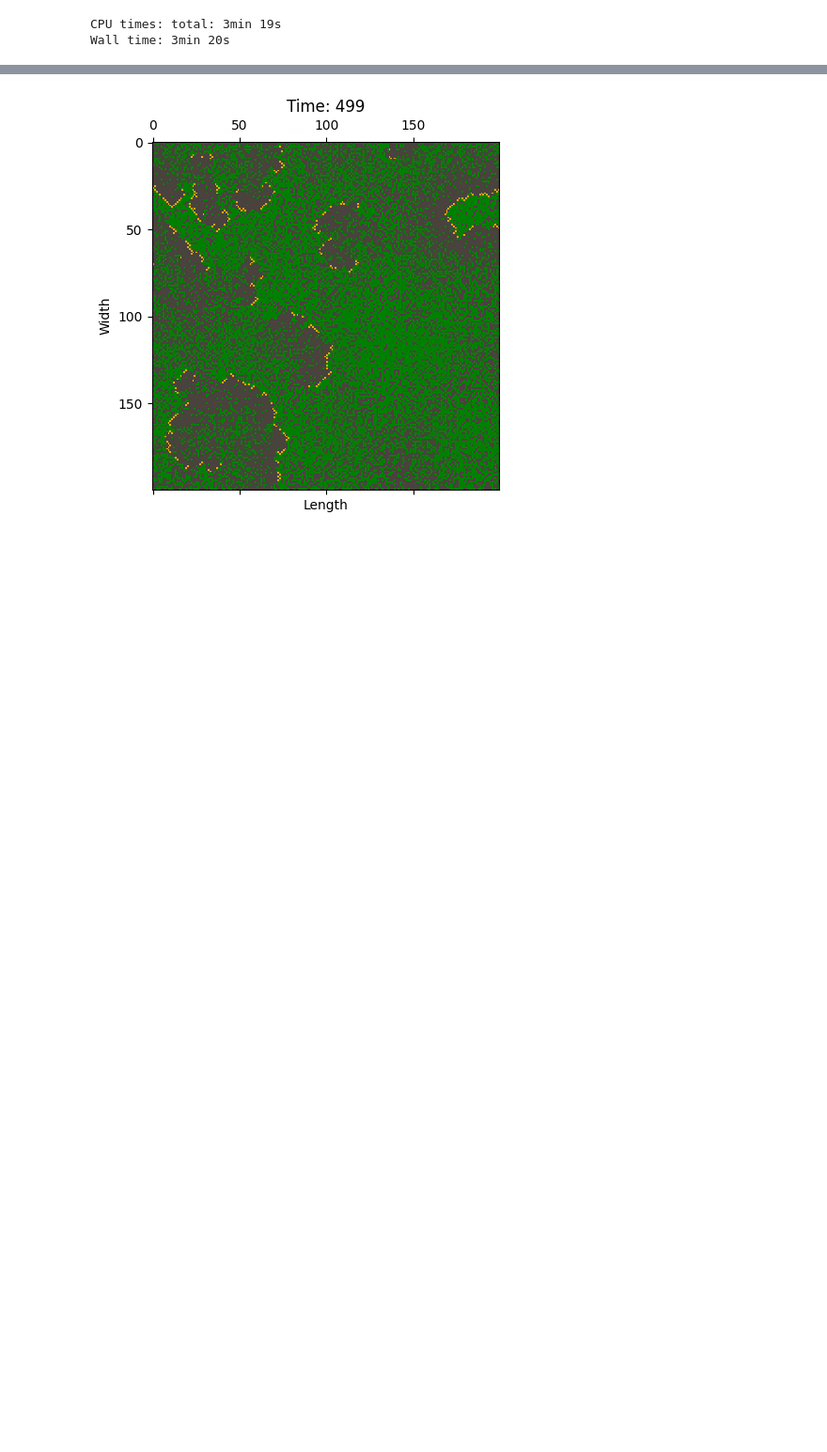
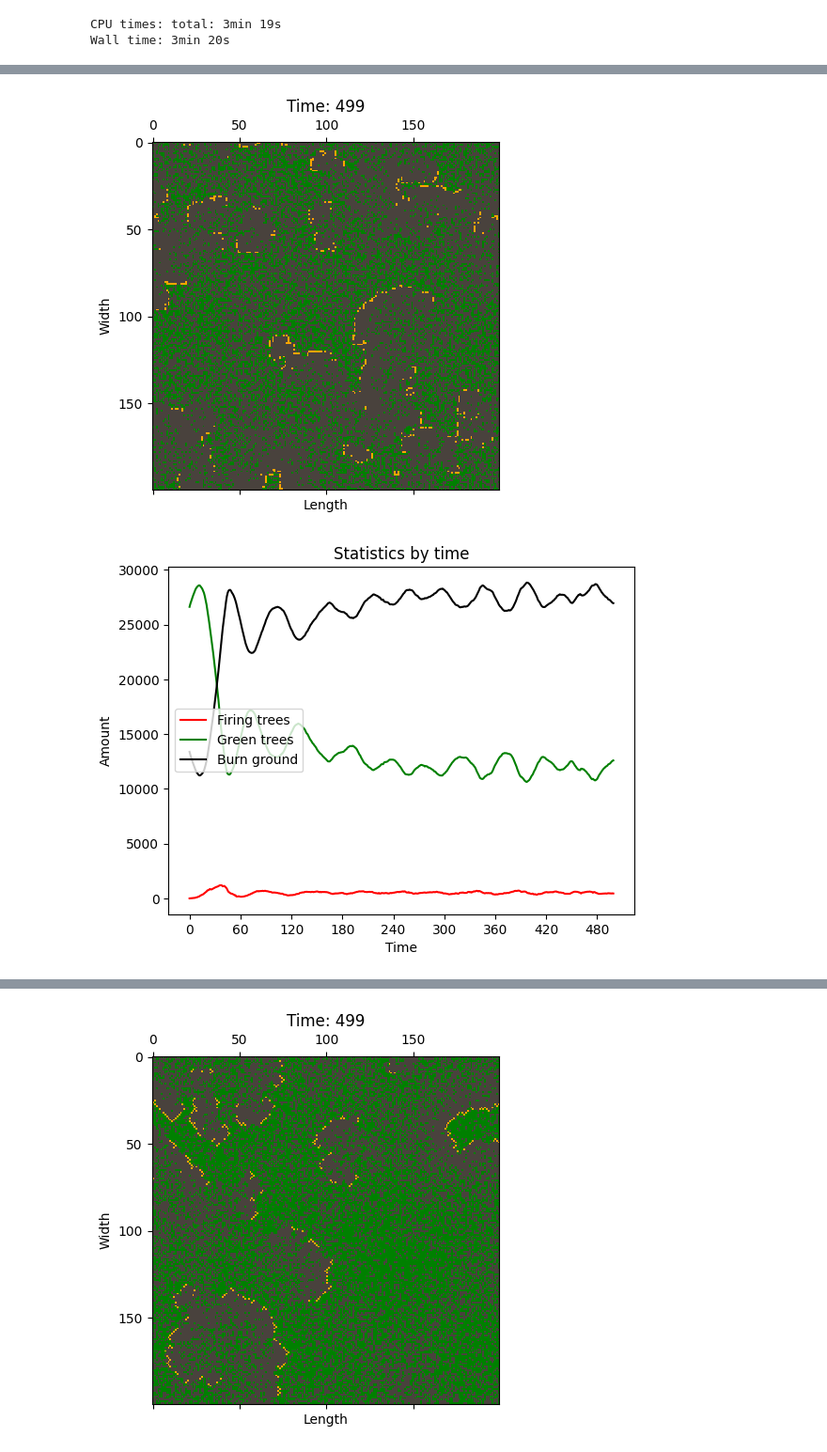
Before and after one commit to zimychka/miit_lab1_forest_fire, a Jupyter notebook: src/forest_fire_lb1.ipynb, the cells around one changed output, grey strips where cells are left out. Shown at 94% size. Drawn from its saved outputs; the diff is of its cells as text; code cells hidden in the pictures; blank space fills up the shorter version.

```diff
--- a/src/forest_fire_lb1.ipynb
+++ b/src/forest_fire_lb1.ipynb
@@ -276,0 +286,7 @@ Wall time: 3min 20s
+# %%
+%%time
+eta = 2/3
+dynamic_simulation(num=500, n_type='x')
+# %% [output]
+[figure, added]
+[figure, added]
```
Also changed, not shown: parts of 3 cells of this notebook.
